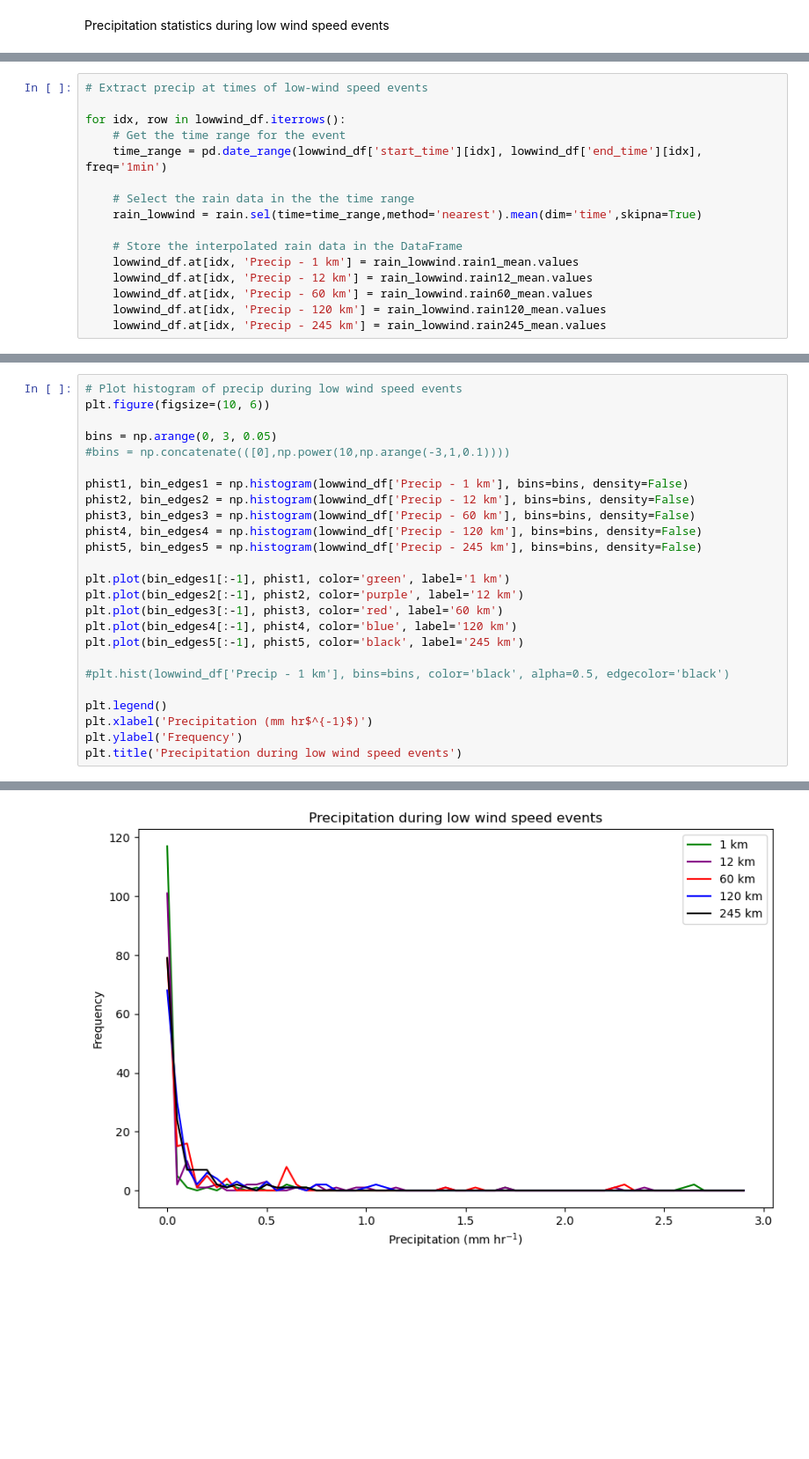
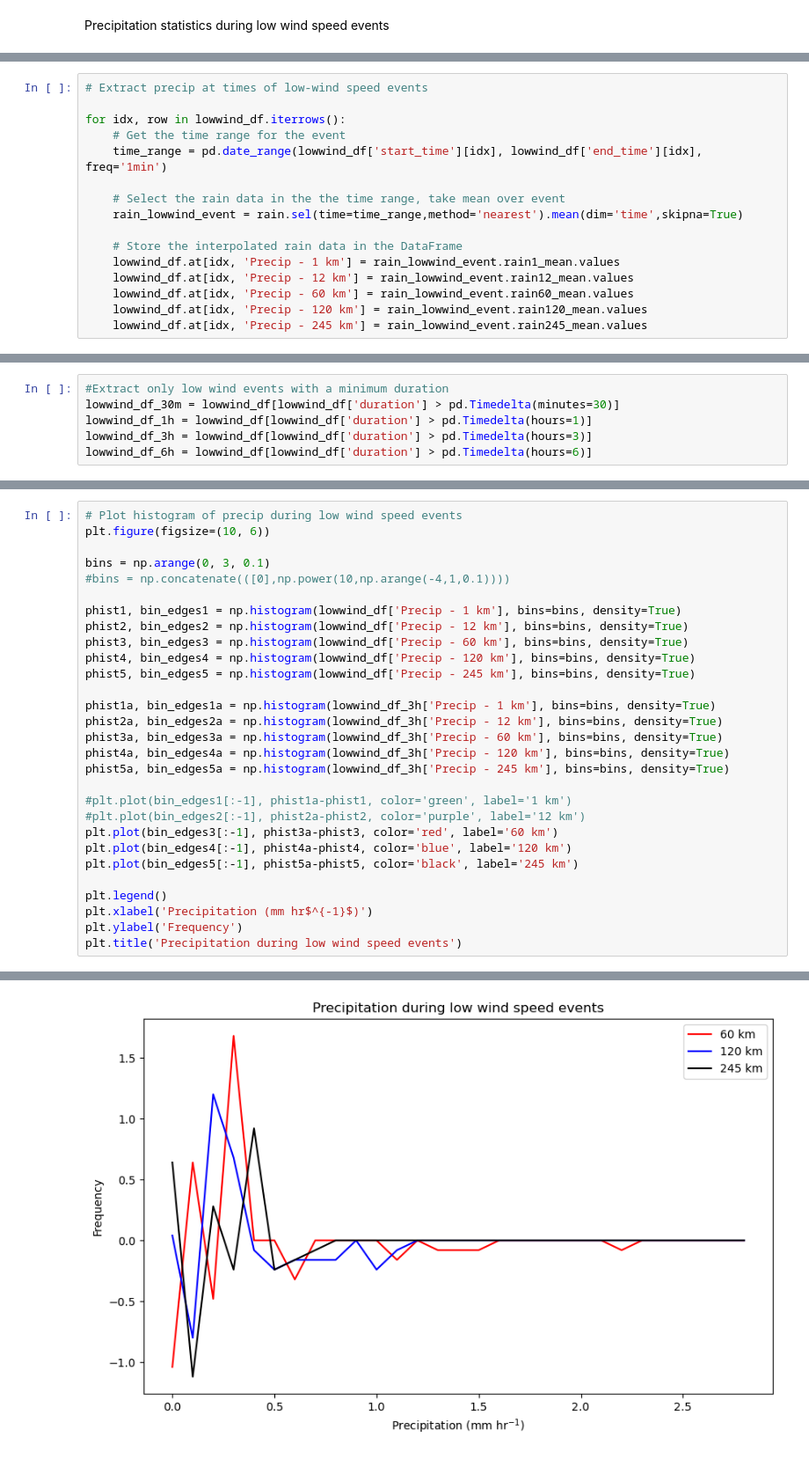
Before and after one commit to allison-wing/PICCOLO, a Jupyter notebook: plot_lowwind.ipynb, the cells around one changed output, grey strips where cells are left out. Shown at 88% size. Cells and saved outputs as stored; diff of their text form; blank space fills up the shorter version.

Commit message:
different durations

```diff
--- a/plot_lowwind.ipynb
+++ b/plot_lowwind.ipynb
@@ -180,15 +180,15 @@ for idx, row in lowwind_df.iterrows():
     # Get the time range for the event
     time_range = pd.date_range(lowwind_df['start_time'][idx], lowwind_df['end_time'][idx], freq='1min')
 
-    # Select the rain data in the the time range
-    rain_lowwind = rain.sel(time=time_range,method='nearest').mean(dim='time',skipna=True)
+    # Select the rain data in the the time range, take mean over event
+    rain_lowwind_event = rain.sel(time=time_range,method='nearest').mean(dim='time',skipna=True)
 
     # Store the interpolated rain data in the DataFrame
-    lowwind_df.at[idx, 'Precip - 1 km'] = rain_lowwind.rain1_mean.values
-    lowwind_df.at[idx, 'Precip - 12 km'] = rain_lowwind.rain12_mean.values
-    lowwind_df.at[idx, 'Precip - 60 km'] = rain_lowwind.rain60_mean.values
-    lowwind_df.at[idx, 'Precip - 120 km'] = rain_lowwind.rain120_mean.values
-    lowwind_df.at[idx, 'Precip - 245 km'] = rain_lowwind.rain245_mean.values
+    lowwind_df.at[idx, 'Precip - 1 km'] = rain_lowwind_event.rain1_mean.values
+    lowwind_df.at[idx, 'Precip - 12 km'] = rain_lowwind_event.rain12_mean.values
+    lowwind_df.at[idx, 'Precip - 60 km'] = rain_lowwind_event.rain60_mean.values
+    lowwind_df.at[idx, 'Precip - 120 km'] = rain_lowwind_event.rain120_mean.values
+    lowwind_df.at[idx, 'Precip - 245 km'] = rain_lowwind_event.rain245_mean.values
 # %%
 lowwind_df
 # %% [output]
@@ -207 +207,7 @@ lowwind_df
 136 rows × 11 columns
+# %%
+#Extract only low wind events with a minimum duration
+lowwind_df_30m = lowwind_df[lowwind_df['duration'] > pd.Timedelta(minutes=30)]
+lowwind_df_1h = lowwind_df[lowwind_df['duration'] > pd.Timedelta(hours=1)]
+lowwind_df_3h = lowwind_df[lowwind_df['duration'] > pd.Timedelta(hours=3)]
+lowwind_df_6h = lowwind_df[lowwind_df['duration'] > pd.Timedelta(hours=6)]
@@ -208,28 +295,32 @@ lowwind_df
 # %%
 # Plot histogram of precip during low wind speed events
 plt.figure(figsize=(10, 6))
 
-bins = np.arange(0, 3, 0.05)
-#bins = np.concatenate(([0],np.power(10,np.arange(-3,1,0.1))))
+bins = np.arange(0, 3, 0.1)
+#bins = np.concatenate(([0],np.power(10,np.arange(-4,1,0.1))))
 
-phist1, bin_edges1 = np.histogram(lowwind_df['Precip - 1 km'], bins=bins, density=False)
-phist2, bin_edges2 = np.histogram(lowwind_df['Precip - 12 km'], bins=bins, density=False)
-phist3, bin_edges3 = np.histogram(lowwind_df['Precip - 60 km'], bins=bins, density=False)
-phist4, bin_edges4 = np.histogram(lowwind_df['Precip - 120 km'], bins=bins, density=False)
-phist5, bin_edges5 = np.histogram(lowwind_df['Precip - 245 km'], bins=bins, density=False)
+phist1, bin_edges1 = np.histogram(lowwind_df['Precip - 1 km'], bins=bins, density=True)
+phist2, bin_edges2 = np.histogram(lowwind_df['Precip - 12 km'], bins=bins, density=True)
+phist3, bin_edges3 = np.histogram(lowwind_df['Precip - 60 km'], bins=bins, density=True)
+phist4, bin_edges4 = np.histogram(lowwind_df['Precip - 120 km'], bins=bins, density=True)
+phist5, bin_edges5 = np.histogram(lowwind_df['Precip - 245 km'], bins=bins, density=True)
 
-plt.plot(bin_edges1[:-1], phist1, color='green', label='1 km')
-plt.plot(bin_edges2[:-1], phist2, color='purple', label='12 km')
-plt.plot(bin_edges3[:-1], phist3, color='red', label='60 km')
-plt.plot(bin_edges4[:-1], phist4, color='blue', label='120 km')
-plt.plot(bin_edges5[:-1], phist5, color='black', label='245 km')
+phist1a, bin_edges1a = np.histogram(lowwind_df_3h['Precip - 1 km'], bins=bins, density=True)
+phist2a, bin_edges2a = np.histogram(lowwind_df_3h['Precip - 12 km'], bins=bins, density=True)
+phist3a, bin_edges3a = np.histogram(lowwind_df_3h['Precip - 60 km'], bins=bins, density=True)
+phist4a, bin_edges4a = np.histogram(lowwind_df_3h['Precip - 120 km'], bins=bins, density=True)
+phist5a, bin_edges5a = np.histogram(lowwind_df_3h['Precip - 245 km'], bins=bins, density=True)
 
-#plt.hist(lowwind_df['Precip - 1 km'], bins=bins, color='black', alpha=0.5, edgecolor='black')
+#plt.plot(bin_edges1[:-1], phist1a-phist1, color='green', label='1 km')
+#plt.plot(bin_edges2[:-1], phist2a-phist2, color='purple', label='12 km')
+plt.plot(bin_edges3[:-1], phist3a-phist3, color='red', label='60 km')
+plt.plot(bin_edges4[:-1], phist4a-phist4, color='blue', label='120 km')
+plt.plot(bin_edges5[:-1], phist5a-phist5, color='black', label='245 km')
 
 plt.legend()
 plt.xlabel('Precipitation (mm hr$^{-1}$)')
 plt.ylabel('Frequency')
 plt.title('Precipitation during low wind speed events')
 # %% [output]
 Text(0.5, 1.0, 'Precipitation during low wind speed events')
-[figure, old version]
+[figure, new version]
```
Also changed, not shown: parts of 6 cells of this notebook.
